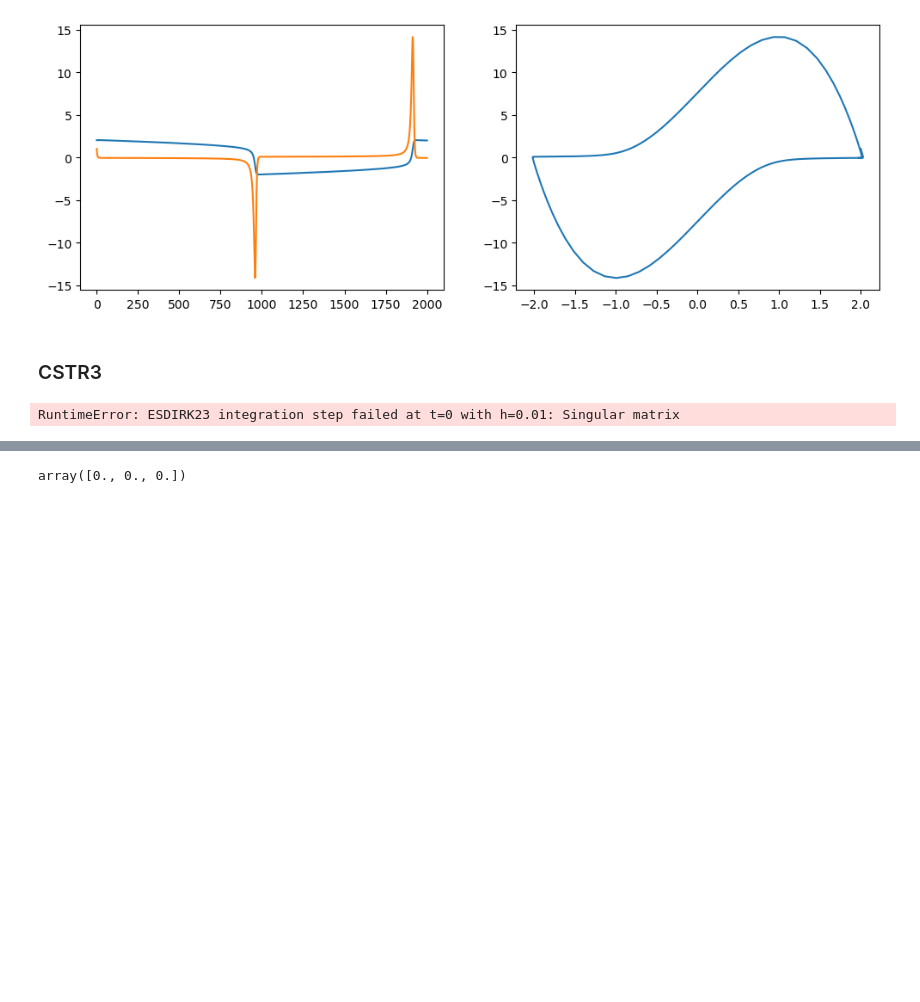
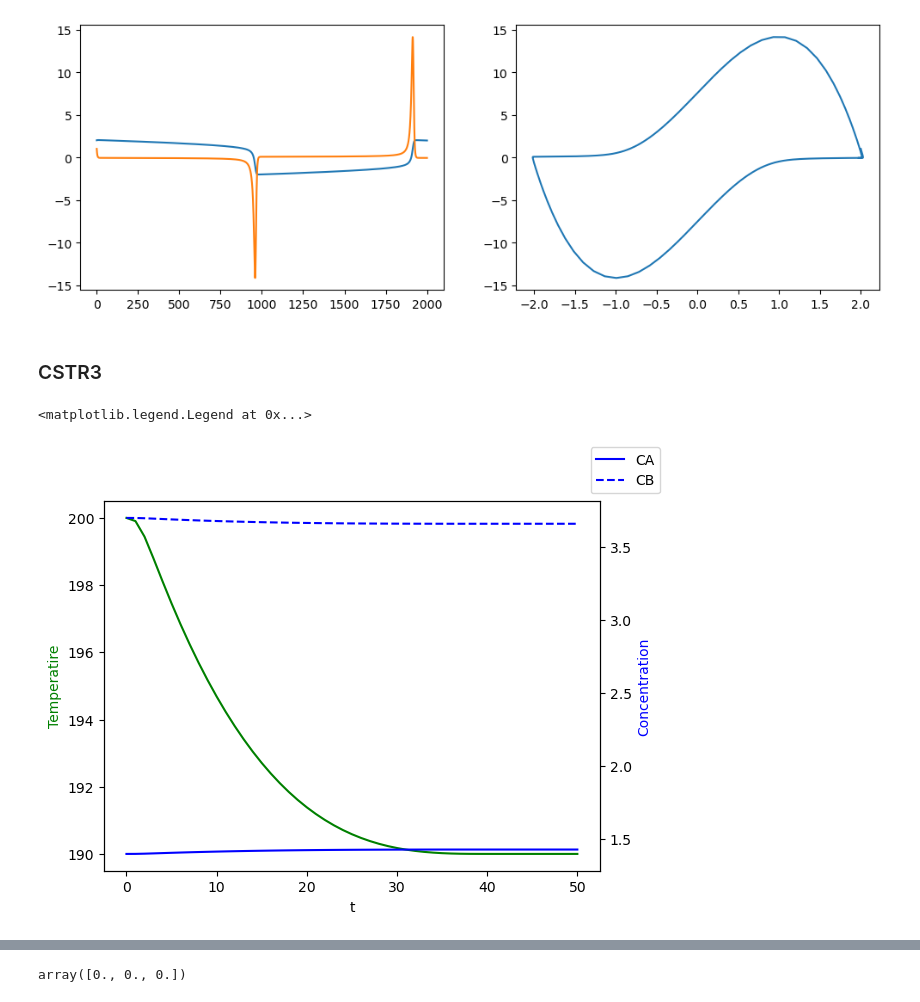
Before and after one commit to EstherCon0/SciComDiff, a Jupyter notebook: project/esdirk23.ipynb, the cells around one changed output, grey strips where cells are left out. Cells and saved outputs as stored; diff of their text form; code cells hidden in the pictures; blank space fills up the shorter version.

Commit message:
finally a working CSTR3clear with good initial parameters

```diff
--- a/project/esdirk23.ipynb
+++ b/project/esdirk23.ipynb
@@ -116,17 +116,17 @@ class ESDIRK23:
                 raise RuntimeError("Step size too small — integration may be stuck.")
 
             iter_+=1
-            if iter_%500==0 and verbose: print(f"Iteration {iter_}, err: {err_norm_tol}, h: {h}")
+            if iter_%500==0 and verbose: print(f"Iteration {iter_}, err: {err_norm_tol}, h: {h}, t: {t}")
             if iter_%1000==0:
                 with open(save_path, 'w') as fp:
                     json.dump(self.info, fp)
 
         return np.array(y_vals), self.info
 
-    def integrate_fixed(self, f, t0, y0, tf, h, jac=None, params=None):
+    def integrate_fixed(self, f, t0, y0, tf, h, jac=None, params=None, verbose:bool=False):
         self.info['t'].append(t0)
         y_vals = [np.array(y0)]
-        t, y = t0, np.array(y0)
+        t, y, iter_ = t0, np.array(y0), 1
 
         while t < tf:
             h = min(h, tf - t)
@@ -136,6 +136,8 @@ class ESDIRK23:
             self.info['t'].append(t)
             self.info['rel_err_norm'].append(err_norm)
             y_vals.append(y.copy())
+            iter_+=1
+            if verbose: print(f'iteration: {iter_}')
 
         return np.array(y_vals), self.info
 # %% [markdown]
@@ -209,14 +211,27 @@ plt.plot(res[0][:, 0], res[0][:, 1])
 # %%
 from models import CSTR3, CSTR3_Jac
 
-C0 = np.array([1.6/2, 2.4/2, 600])
+#C0 = np.array([1.6/2, 2.4/2, 600])
+#C0 = np.array([2.4, 4.1, 300]) -> works!
+#C0 = np.array([2.4, 3.1, 200])
+C0 = np.array([1.4, 3.7, 200])
 solver = ESDIRK23(h_init=0.01)
-res = solver.integrate_adaptive(CSTR3, t0=0, y0=C0, tf=20, jac=CSTR3_Jac)
-plt.figure(figsize=(12,4))
-plt.subplot(1,2,1)
-plt.plot(res[0])
-plt.subplot(1,2,2)
-plt.plot(res[0][:, 0], res[0][:, 1])
+#res = solver.integrate_fixed(CSTR3, t0=0, y0=C0, tf=20, jac=CSTR3_Jac, h=0.001)
+res = solver.integrate_adaptive(CSTR3, t0=0, y0=C0, tf=20, jac=CSTR3_Jac, verbose=True)
-# %% [output]
-RuntimeError: ESDIRK23 integration step failed at t=0 with h=0.01: Singular matrix
+# %%
+import matplotlib.pyplot as plt
+fig, ax1 = plt.subplots()
+
+ax2 = ax1.twinx()
+ax1.plot(res[0][:,2], 'g-')
+ax2.plot(res[0][:,0], 'b', linestyle='-', label='CA')
+ax2.plot(res[0][:,1], 'b', linestyle='--', label='CB')
+
+ax1.set_xlabel('t')
+ax1.set_ylabel('Temperatire', color='g')
+ax2.set_ylabel('Concentration', color='b')
+fig.legend()
+# %% [output]
+<matplotlib.legend.Legend at 0x...>
+[figure, added]
 # %% [markdown]
```
Also changed, not shown: parts of 2 cells of this notebook, 2 other files.
